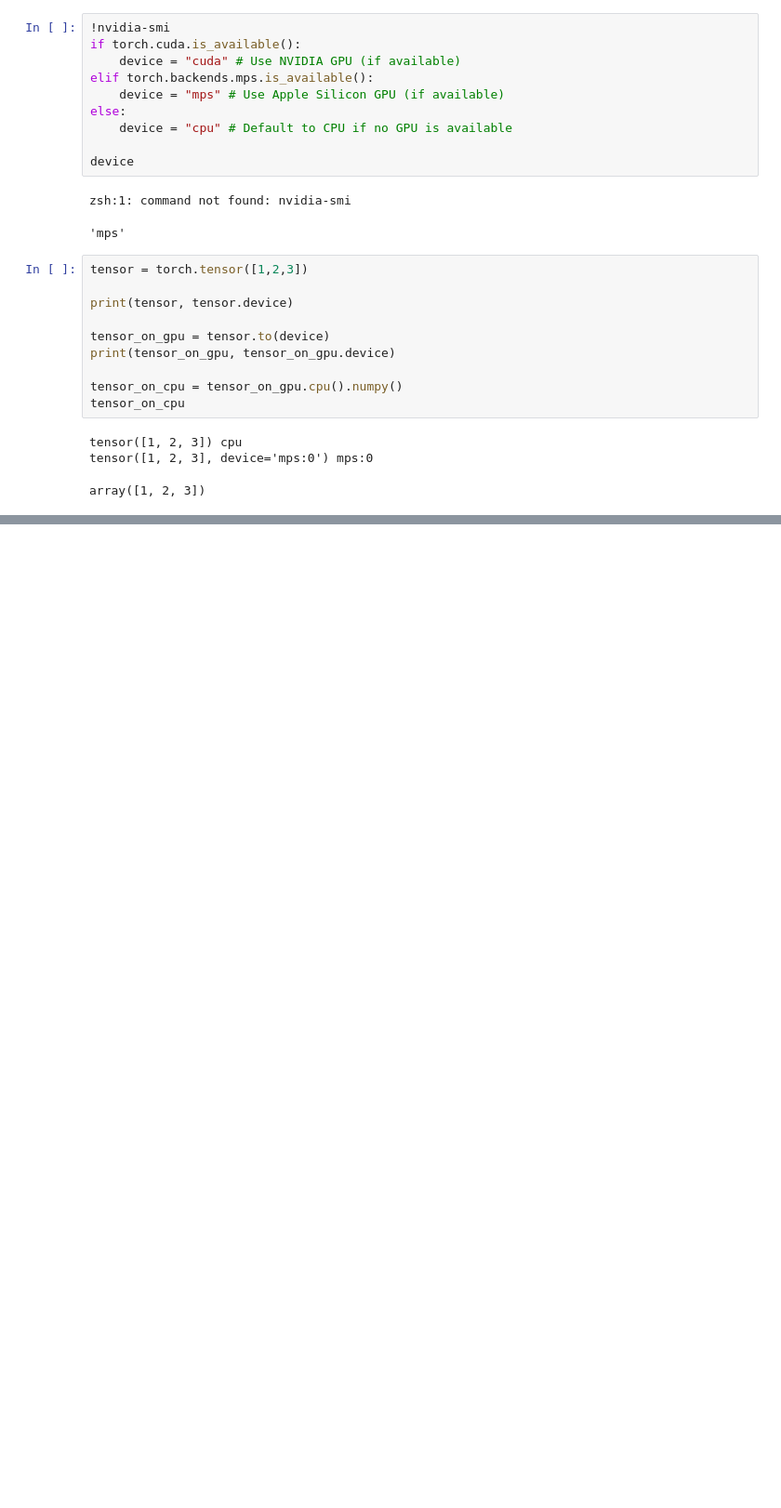
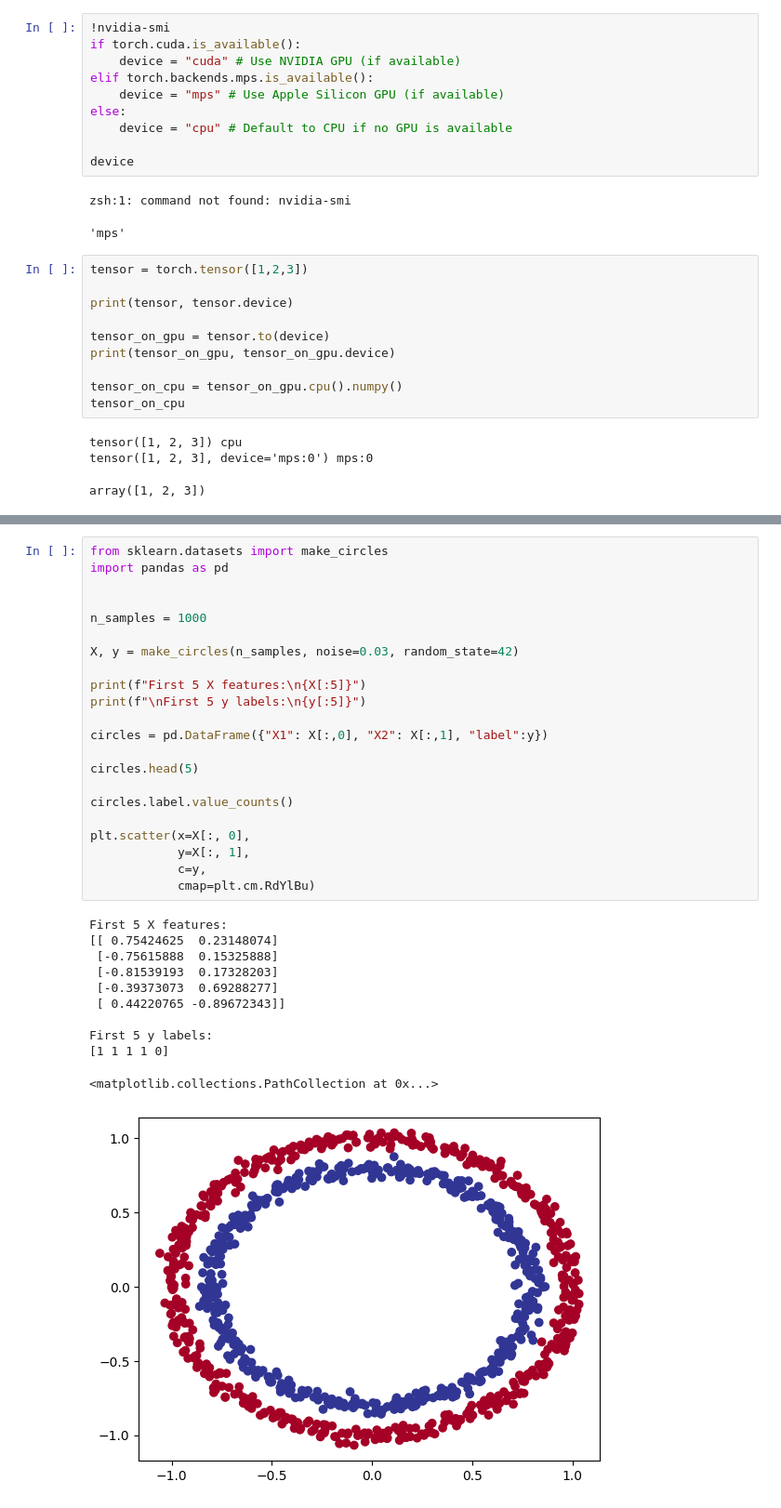
Before and after one commit to rravindran123/ML, a Jupyter notebook: practice.ipynb, the cells around one changed output, grey strips where cells are left out. Shown: that part at 93% size. Saved outputs shown, nothing was run; the diff lists cells and outputs as text; blank space fills up the shorter version.

```diff
--- a/practice.ipynb
+++ b/practice.ipynb
@@ -692,0 +762,34 @@ NameError: name 'torch' is not defined
+# %%
+from sklearn.datasets import make_circles
+import pandas as pd
+
+
+n_samples = 1000
+
+X, y = make_circles(n_samples, noise=0.03, random_state=42)
+
+print(f"First 5 X features:\n{X[:5]}")
+print(f"\nFirst 5 y labels:\n{y[:5]}")
+
+circles = pd.DataFrame({"X1": X[:,0], "X2": X[:,1], "label":y})
+
+circles.head(5)
+
+circles.label.value_counts()
+
+plt.scatter(x=X[:, 0],
+            y=X[:, 1],
+            c=y,
+            cmap=plt.cm.RdYlBu)
+# %% [output]
+First 5 X features:
+[[ 0.75424625  0.23148074]
+ [-0.75615888  0.15325888]
+ [-0.81539193  0.17328203]
+ [-0.39373073  0.69288277]
+ [ 0.44220765 -0.89672343]]
+
+First 5 y labels:
+[1 1 1 1 0]
+<matplotlib.collections.PathCollection at 0x...>
+[figure, added]
```
Also changed, not shown: parts of 4 cells of this notebook, 4 other files.
